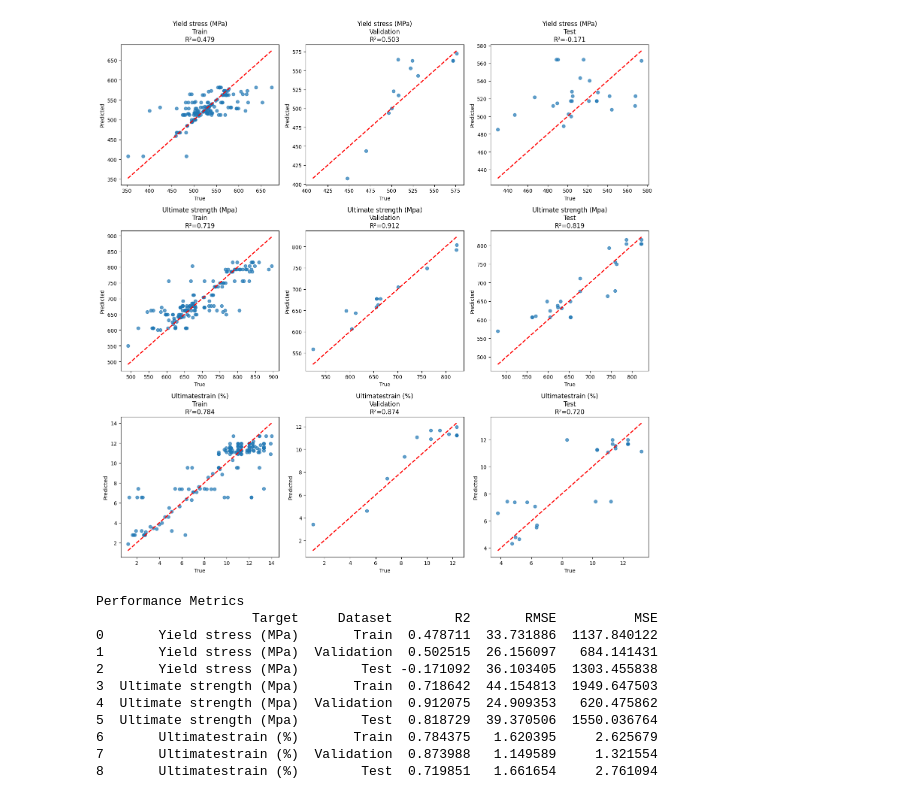
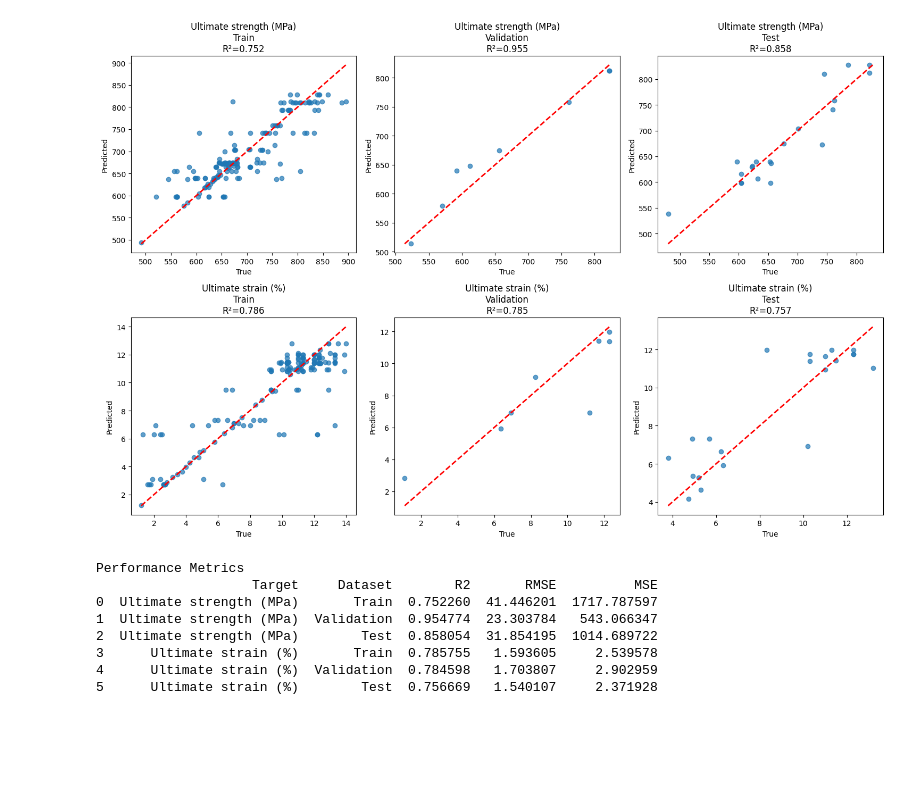
Before and after one commit to hdabiri-Mide/HDabiri_personal, a Jupyter notebook: StressStrainPaper/StressStrainData.ipynb, the cells around one changed output. Saved outputs shown, nothing was run; the diff lists cells and outputs as text; code cells hidden in the pictures; blank space fills up the shorter version.

Commit message:
Data are cleaned, and fy is removed

```diff
--- a/StressStrainPaper/StressStrainData.ipynb
+++ b/StressStrainPaper/StressStrainData.ipynb
@@ -28,10 +32,12 @@ data size after removing nan values: 237
 # %%
+
+##  Remove outliers based on the following criteria:
 n_before = len(df)
 
 df_clean = df[
-    (df["Ultimatestrain (%)"] <= 14)
+    (df["Ultimate strain (%)"] <= 14)
     &
-    (df["Ultimate strength (Mpa)"] >= 200)
+    (df["Ultimate strength (MPa)"] >= 200)
     &
     (df["Yield stress (MPa)"] <= 680)#680)
     &
@@ -43,4 +49,7 @@ n_after = len(df_clean)
 print(f"Rows before: {n_before}")
 print(f"Rows after : {n_after}")
 print(f"Removed    : {n_before - n_after}")
+
+## Drop the "Yield stress (MPa)" column as it is not a target variable and has many missing values.
+df_clean = df_clean.drop(columns=["Yield stress (MPa)"]).copy()
 # %% [output]
@@ -137,9 +146,9 @@ from sklearn.metrics import r2_score, mean_squared_error
 # file_path = "/Users/hamed/Documents/Papers/6.StressStrainData/TensileDataSet.csv"
 
 targets = [
-    "Yield stress (MPa)",
-    "Ultimate strength (Mpa)",
-    "Ultimatestrain (%)"
+    # "Yield stress (MPa)",
+    "Ultimate strength (MPa)",
+    "Ultimate strain (%)"
 ]
 
 # Features
@@ -147,9 +156,9 @@ feature_cols = [
     "Method",
     # "Grade",
     "Bar size (mm)",
-    "C length (mm)",
-    "Outter diameter (mm)",
-    "Temprature"
+    "Sleeve length (mm)",
+    "Outer diameter (mm)",
+    "Temperature (c)"
 ]
 
 # -----------------------------------------------------------------------------
@@ -157,12 +166,12 @@ feature_cols = [
 # -----------------------------------------------------------------------------
 
 params_fy = {
-    "n_estimators": 5000,
-    "max_depth": 5,
+    "n_estimators": 500,
+    "max_depth": 4,
     "learning_rate": 0.05,
     "subsample": 0.8,
     "colsample_bytree": 0.8,
-    "random_state": 42#420
+    "random_state": 10#420
 }
 
 # -----------------------------------------------------------------------------
@@ -170,12 +179,12 @@ params_fy = {
 # -----------------------------------------------------------------------------
 
 params_fu = {
-    "n_estimators": 400,
-    "max_depth": 3,
-    "learning_rate": 0.01,
+    "n_estimators": 500,
+    "max_depth": 5,
+    "learning_rate": 0.05,
     "subsample": 0.8,
     "colsample_bytree": 0.8,
-    "random_state": 42
+    "random_state": 40
 }
 
 # -----------------------------------------------------------------------------
@@ -183,12 +192,12 @@ params_fu = {
 # -----------------------------------------------------------------------------
 
 params_eps = {
-    "n_estimators": 400,
-    "max_depth": 3,
+    "n_estimators": 500,
+    "max_depth": 5,
     "learning_rate": 0.05,
     "subsample": 0.8,
     "colsample_bytree": 0.8,
-    "random_state": 42#40
+    "random_state": 40#40
 }
 
 # =============================================================================
@@ -209,13 +218,13 @@ X = pd.get_dummies(X, drop_first=True)
 
 X_train, X_temp = train_test_split(
     X,
-    test_size=0.20,
+    test_size=0.15,
     random_state=42
 )
 
 X_val, X_test = train_test_split(
     X_temp,
-    test_size=0.65,
+    test_size=0.70,
     random_state=42
 )
 
@@ -225,16 +234,16 @@ X_val, X_test = train_test_split(
 
 param_dict = {
     "Yield stress (MPa)": params_fy,
-    "Ultimate strength (Mpa)": params_fu,
-    "Ultimatestrain (%)": params_eps
+    "Ultimate strength (MPa)": params_fu,
+    "Ultimate strain (%)": params_eps
 }
 
 results = []
 
 fig, axes = plt.subplots(
-    nrows=3,
+    nrows=2,
     ncols=3,
-    figsize=(15, 15)
+    figsize=(15, 10)
 )
 
 for row_idx, target in enumerate(targets):
@@ -314,42 +323,39 @@ plt.show()
 
 # =============================================================================
 # PERFORMANCE TABLE
 # =============================================================================
 
 results_df = pd.DataFrame(
     results,
     columns=[
         "Target",
         "Dataset",
         "R2",
         "RMSE",
         "MSE"
     ]
 )
 
 print("\nPerformance Metrics")
 print(results_df)
 
 # =============================================================================
 # SAVE RESULTS
 # =============================================================================
 
 # results_df.to_csv(
 #     "XGBoost_Performance.csv",
 #     index=False
 # )
 
 # print("\nSaved: XGBoost_Performance.csv")
 # %% [output]
-[figure, old version]
+[figure, new version]
 Performance Metrics
                     Target     Dataset        R2       RMSE          MSE
-0       Yield stress (MPa)       Train  0.478711  33.731886  1137.840122
-1       Yield stress (MPa)  Validation  0.502515  26.156097   684.141431
-2       Yield stress (MPa)        Test -0.171092  36.103405  1303.455838
-3  Ultimate strength (Mpa)       Train  0.718642  44.154813  1949.647503
-4  Ultimate strength (Mpa)  Validation  0.912075  24.909353   620.475862
-5  Ultimate strength (Mpa)        Test  0.818729  39.370506  1550.036764
-6       Ultimatestrain (%)       Train  0.784375   1.620395     2.625679
-7       Ultimatestrain (%)  Validation  0.873988   1.149589     1.321554
-8       Ultimatestrain (%)        Test  0.719851   1.661654     2.761094
+0  Ultimate strength (MPa)       Train  0.752260  41.446201  1717.787597
+1  Ultimate strength (MPa)  Validation  0.954774  23.303784   543.066347
+2  Ultimate strength (MPa)        Test  0.858054  31.854195  1014.689722
+3      Ultimate strain (%)       Train  0.785755   1.593605     2.539578
+4      Ultimate strain (%)  Validation  0.784598   1.703807     2.902959
+5      Ultimate strain (%)        Test  0.756669   1.540107     2.371928
```
Also changed, not shown: parts of 8 cells of this notebook.
